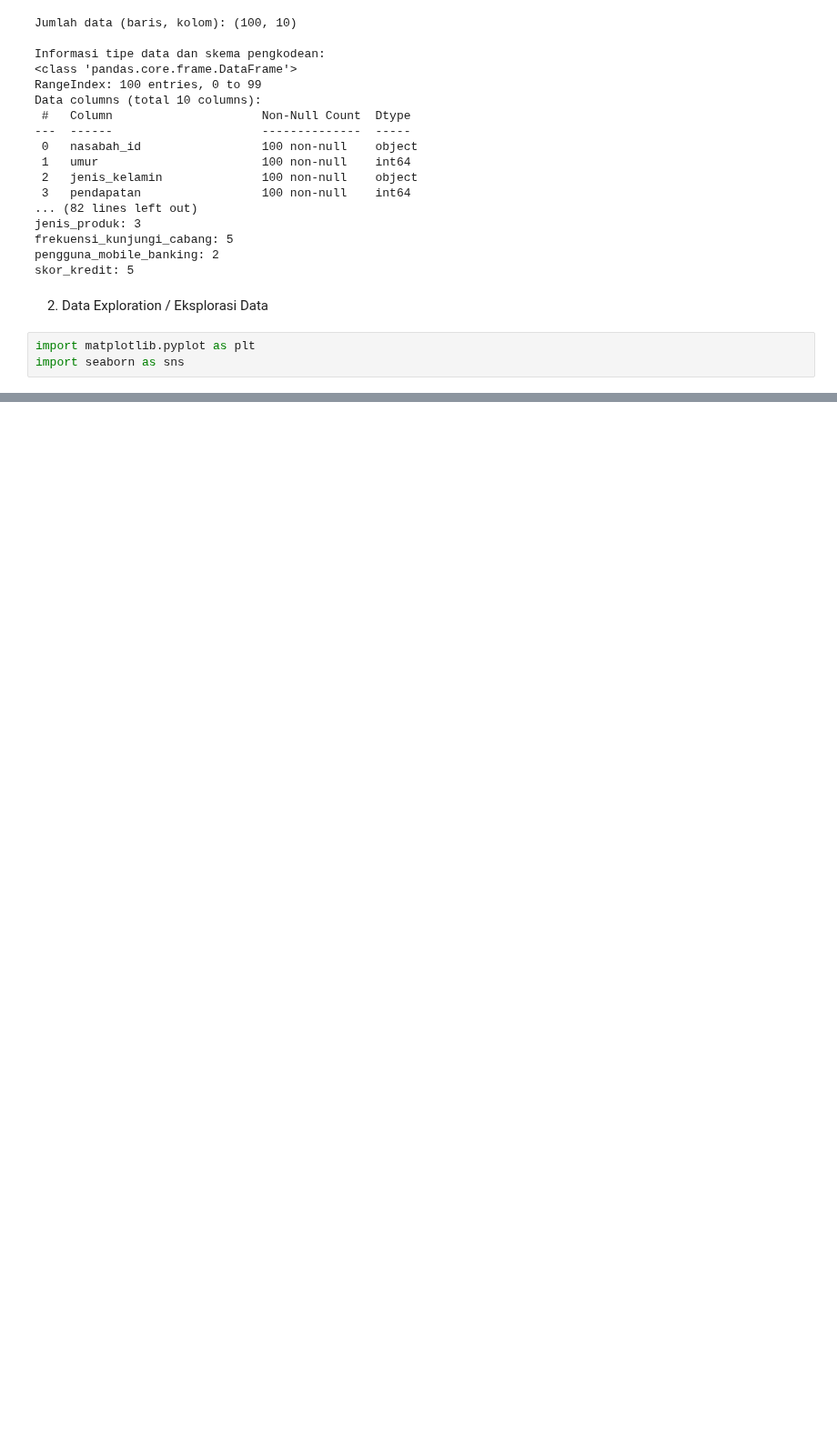
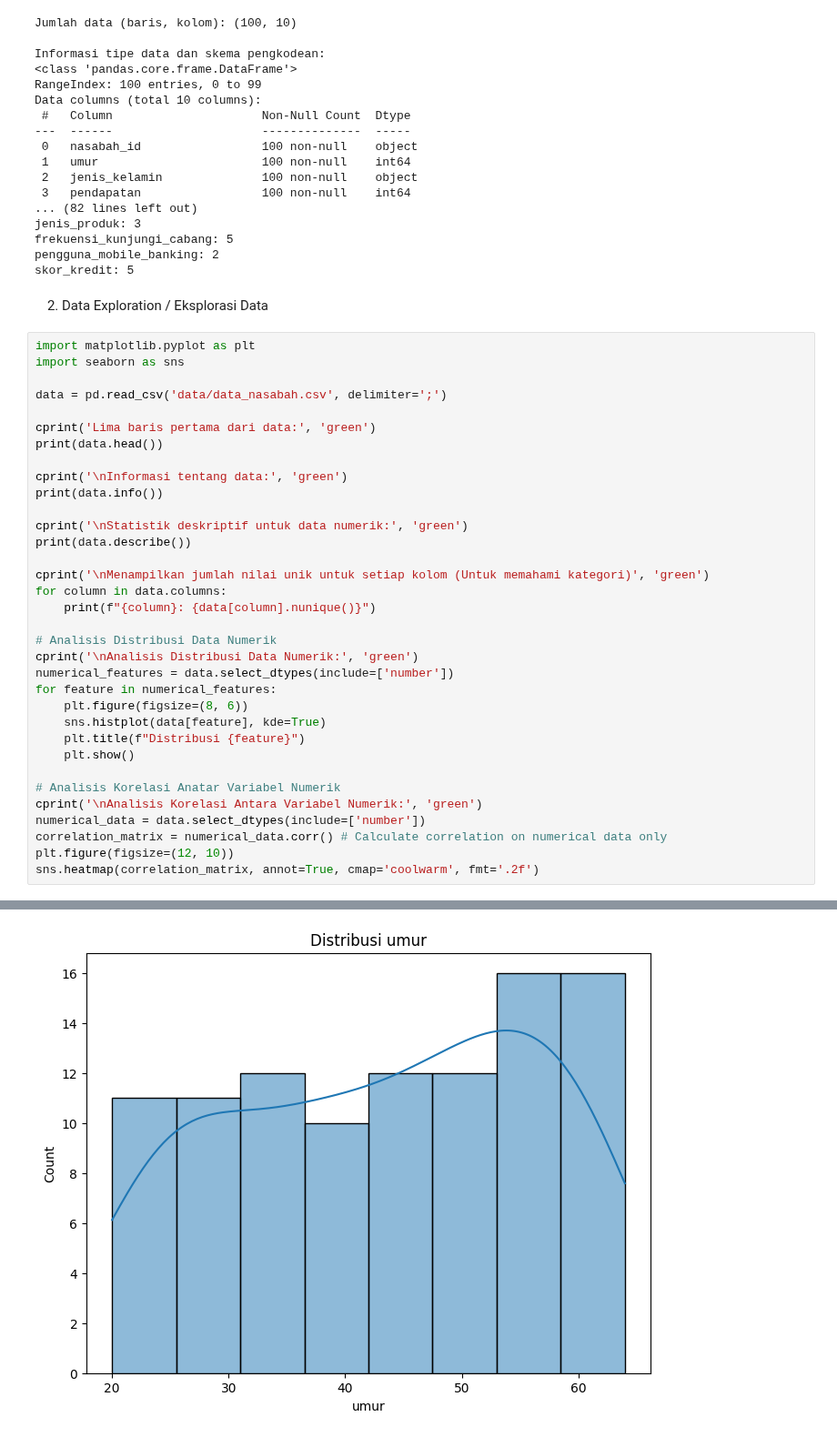
Before and after one commit to ekovegeance/datascience-nb, a Jupyter notebook: data-exploration.ipynb, the cells around one changed output, grey strips where cells are left out. Shown at 91% size. Saved outputs shown, nothing was run; the diff lists cells and outputs as text; blank space fills up the shorter version.

Commit message:
Refactor data exploration notebook for improved structure and clarity; update README with resources

```diff
--- a/data-exploration.ipynb
+++ b/data-exploration.ipynb
@@ -58,3 +58,35 @@ skor_kredit: 5
 # %%
 import matplotlib.pyplot as plt
 import seaborn as sns
+
+data = pd.read_csv('data/data_nasabah.csv', delimiter=';')
+
+cprint('Lima baris pertama dari data:', 'green')
+print(data.head())
+
+cprint('\nInformasi tentang data:', 'green')
+print(data.info())
+
+cprint('\nStatistik deskriptif untuk data numerik:', 'green')
+print(data.describe())
+
+cprint('\nMenampilkan jumlah nilai unik untuk setiap kolom (Untuk memahami kategori)', 'green')
+for column in data.columns:
+    print(f"{column}: {data[column].nunique()}")
+
+# Analisis Distribusi Data Numerik
+cprint('\nAnalisis Distribusi Data Numerik:', 'green')
+numerical_features = data.select_dtypes(include=['number'])
+for feature in numerical_features:
+    plt.figure(figsize=(8, 6))
+    sns.histplot(data[feature], kde=True)
+    plt.title(f"Distribusi {feature}")
+    plt.show()
+
+# Analisis Korelasi Anatar Variabel Numerik
+cprint('\nAnalisis Korelasi Antara Variabel Numerik:', 'green')
+numerical_data = data.select_dtypes(include=['number'])
+correlation_matrix = numerical_data.corr() # Calculate correlation on numerical data only
+plt.figure(figsize=(12, 10))
+sns.heatmap(correlation_matrix, annot=True, cmap='coolwarm', fmt='.2f')
+# %% [output]
@@ -60,0 +110 @@ import seaborn as sns
+[figure, added]
```
Also changed, not shown: parts of 1 cell of this notebook, 1 other file.
